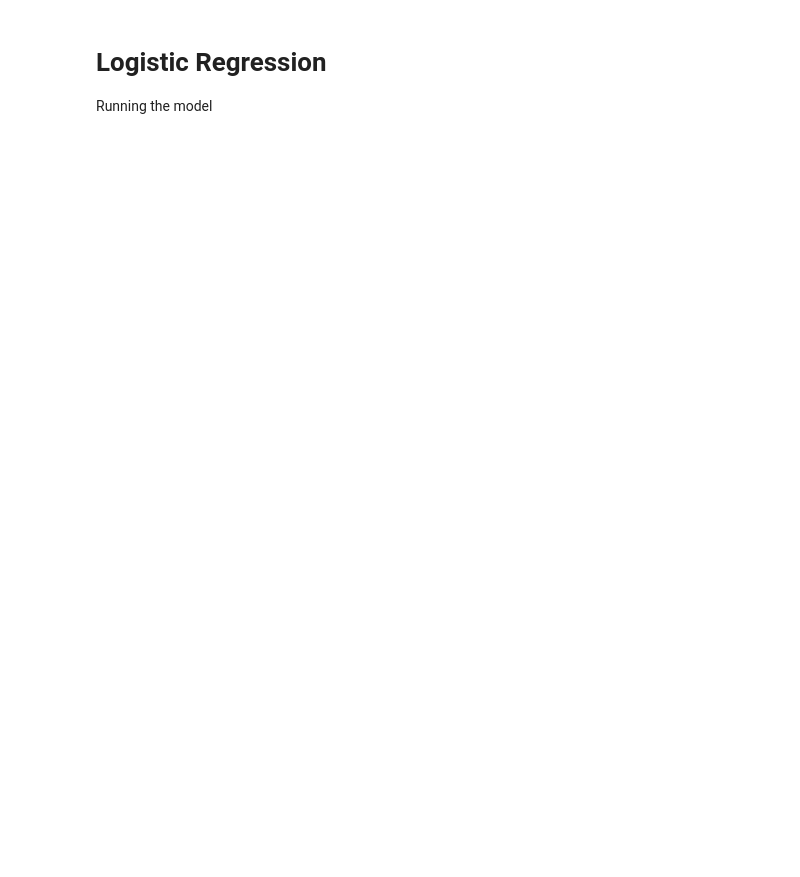
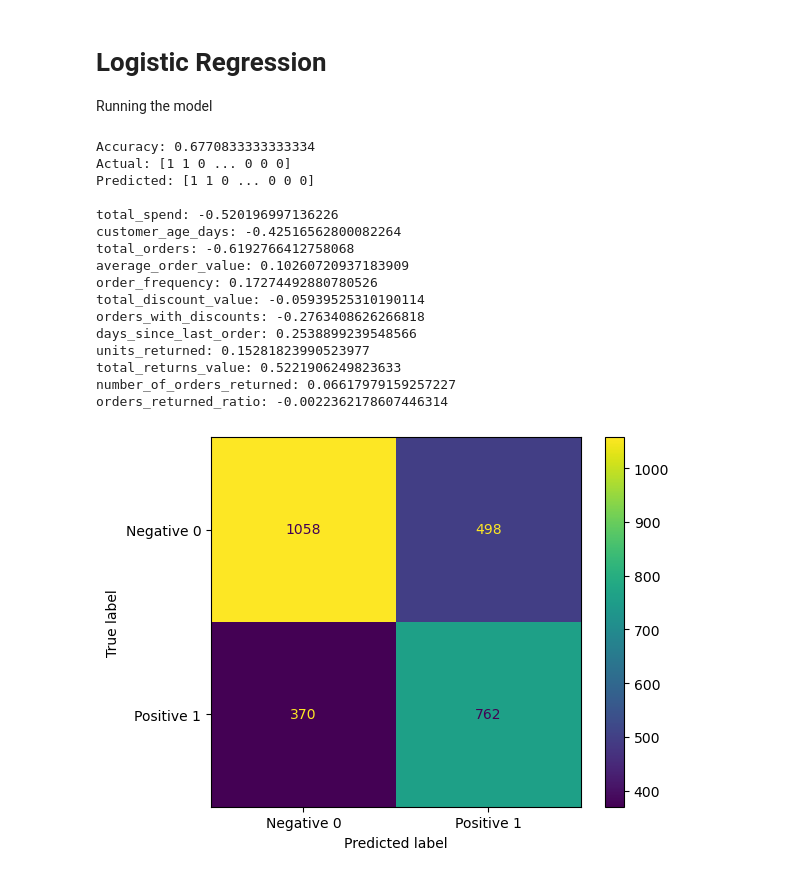
Before and after one commit to Joebrook-123/Online-Retail-Customer-Churn, a Jupyter notebook: Data Processing.ipynb, the cells around one changed output. Saved outputs shown, nothing was run; the diff lists cells and outputs as text; code cells hidden in the pictures; blank space fills up the shorter version.

Commit message:
Ran regression model: 67% accuracy

```diff
--- a/Data Processing.ipynb
+++ b/Data Processing.ipynb
@@ -239,3 +239,51 @@ plt.show()
 # %% [markdown]
 # Logistic Regression
 Running the model
+# %%
+from sklearn import linear_model
+from sklearn.preprocessing import StandardScaler, PolynomialFeatures
+from sklearn.metrics import accuracy_score, confusion_matrix, ConfusionMatrixDisplay
+
+scaler = StandardScaler()
+
+# Scaling input features
+X_train_scaled = scaler.fit_transform(X_train)
+
+logr = linear_model.LogisticRegression()
+
+logr.fit(X_train_scaled, y_train)
+y_pred = logr.predict(X_train_scaled)
+
+def evaluate(y_train, y_pred):
+    print(f'Accuracy: {accuracy_score(y_train, y_pred)}')
+    print(f'Actual: {y_train}\nPredicted: {y_pred}\n')
+
+    j = 0
+    for col in features:
+        print(f'{col}: {logr.coef_[0][j]}')
+        j += 1
+
+    matrix = confusion_matrix(y_train, y_pred)
+    cm_display = ConfusionMatrixDisplay(confusion_matrix=matrix,
+                                        display_labels= ['Negative 0', 'Positive 1'])
+    cm_display.plot()
+
+evaluate(y_train, y_pred)
+# %% [output]
+Accuracy: 0.6770833333333334
+Actual: [1 1 0 ... 0 0 0]
+Predicted: [1 1 0 ... 0 0 0]
+
+total_spend: -0.520196997136226
+customer_age_days: -0.42516562800082264
+total_orders: -0.6192766412758068
+average_order_value: 0.10260720937183909
+order_frequency: 0.17274492880780526
+total_discount_value: -0.05939525310190114
+orders_with_discounts: -0.2763408626266818
+days_since_last_order: 0.2538899239548566
+units_returned: 0.15281823990523977
+total_returns_value: 0.5221906249823633
+number_of_orders_returned: 0.06617979159257227
+orders_returned_ratio: -0.0022362178607446314
+[figure, added]
```
Also changed, not shown: parts of 6 cells of this notebook.
